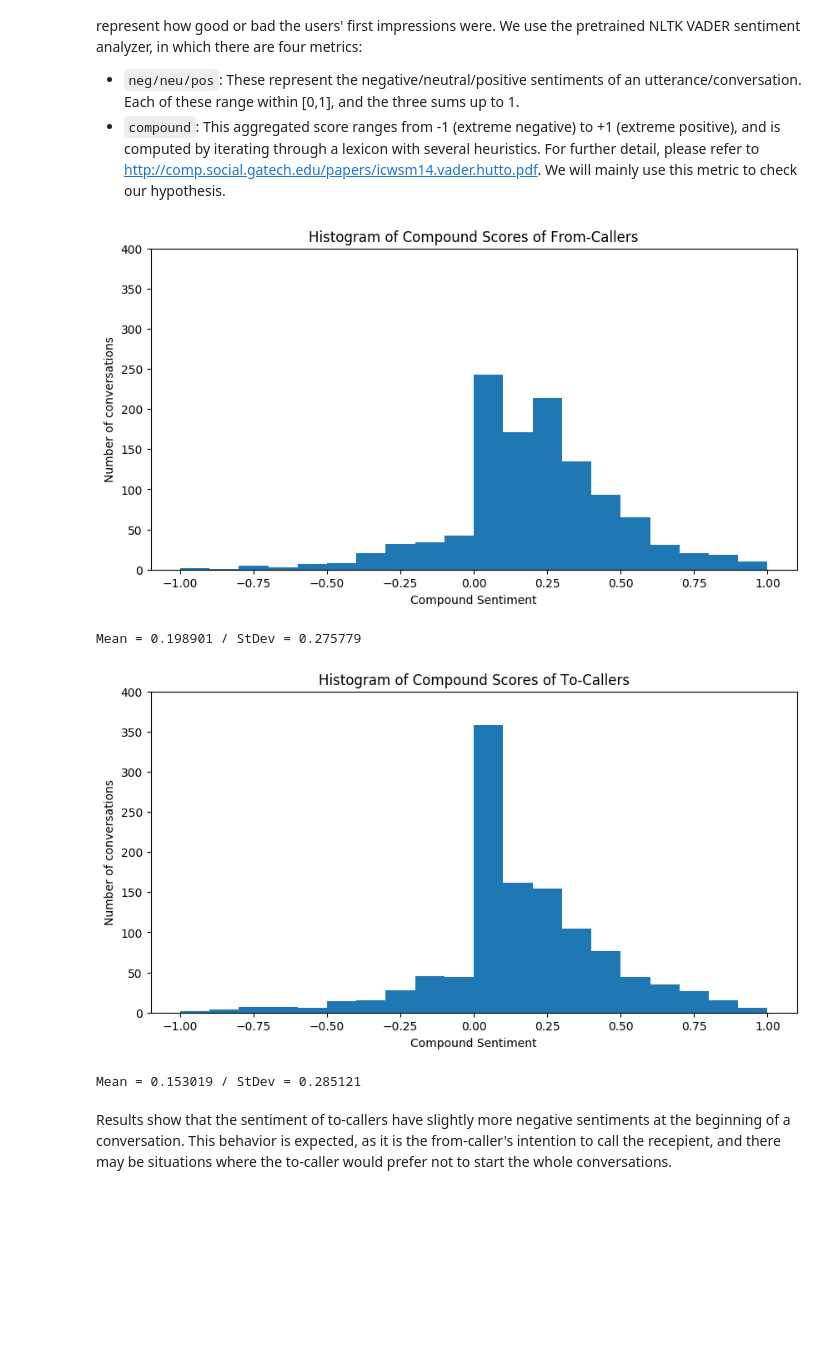
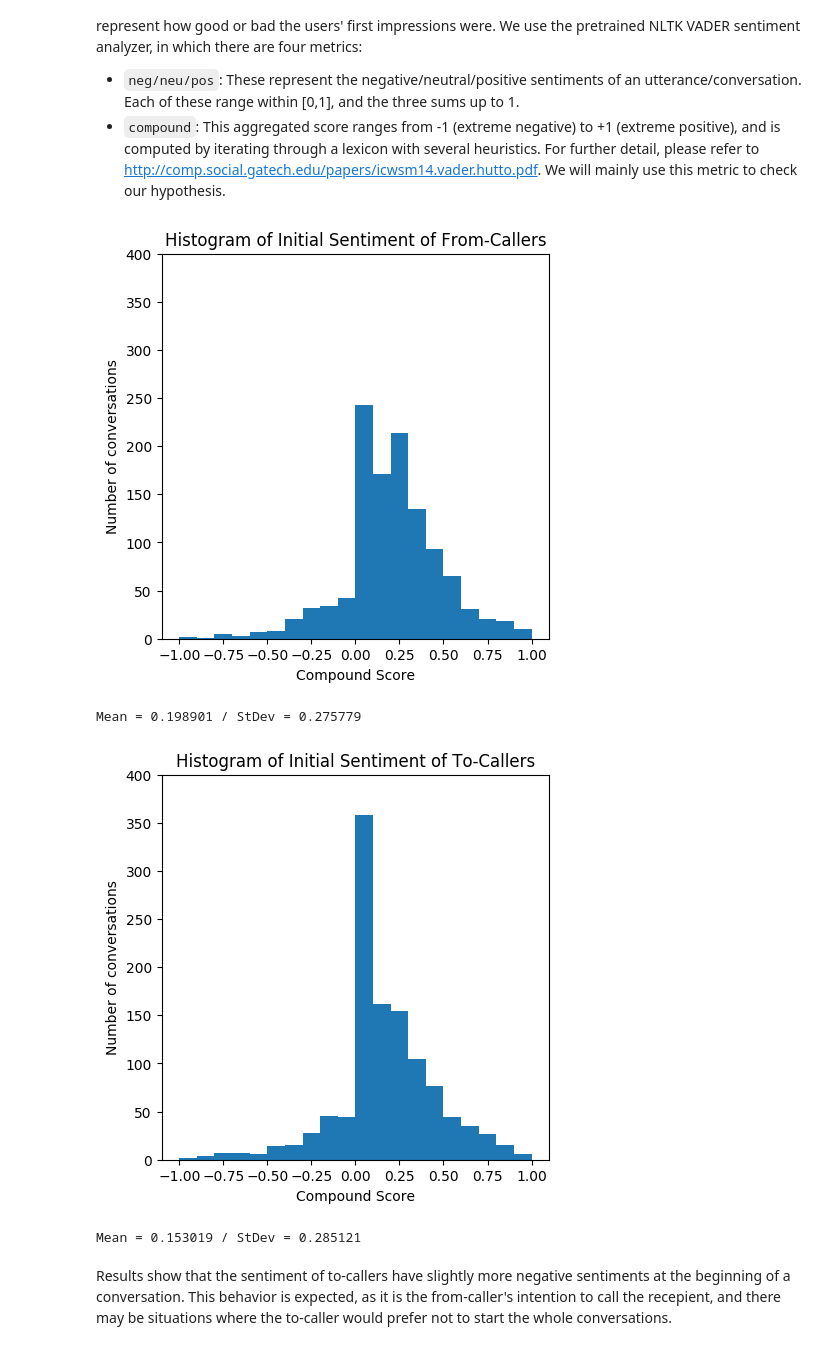
Before and after one commit to Gnome42/Cornell-Conversational-Analysis-Toolkit, a Jupyter notebook: datasets/switchboard-corpus/E2_data_analysis.ipynb, the cells around one changed output. Cells and saved outputs as stored; diff of their text form; code cells hidden in the pictures; blank space fills up the shorter version.

```diff
--- a/datasets/switchboard-corpus/E2_data_analysis.ipynb
+++ b/datasets/switchboard-corpus/E2_data_analysis.ipynb
@@ -403,37 +403,37 @@ Lastly, we perform sentiment analysis on the utterances that cover the first 10%
 # %%
 compoundsFrom = []
 compoundsTo = []
 for k, v in corpus.meta['metadata'].items():
 
     from_caller = v['from_caller']
     to_caller = v['to_caller']
     convo = corpus.conversations[k+'-0']
     compoundsFrom.append(convo.meta['initial_sentiment'][from_caller]['compound'])
     compoundsTo.append(convo.meta['initial_sentiment'][to_caller]['compound'])
 
 
-plt.figure(figsize=(10,5))
+plt.figure(figsize=(5,5))
 plt.hist(compoundsFrom, bins = np.linspace(-1,1,num=21))
-plt.title('Histogram of Compound Scores of From-Callers')
-plt.xlabel('Compound Sentiment')
+plt.title('Histogram of Initial Sentiment of From-Callers')
+plt.xlabel('Compound Score')
 plt.ylabel('Number of conversations')
 plt.ylim(bottom=0, top=400)
 plt.show()
 print('Mean = %f / StDev = %f' % (np.mean(compoundsFrom), np.std(compoundsFrom)))
 
 
-plt.figure(figsize=(10,5))
+plt.figure(figsize=(5,5))
 plt.hist(compoundsTo, bins = np.linspace(-1,1,num=21))
-plt.title('Histogram of Compound Scores of To-Callers')
-plt.xlabel('Compound Sentiment')
+plt.title('Histogram of Initial Sentiment of To-Callers')
+plt.xlabel('Compound Score')
 plt.ylabel('Number of conversations')
 plt.ylim(bottom=0, top=400)
 plt.show()
 print('Mean = %f / StDev = %f' % (np.mean(compoundsTo), np.std(compoundsTo)))
 # %% [output]
-[figure, old version]
+[figure, new version]
 Mean = 0.198901 / StDev = 0.275779
-[figure, old version]
+[figure, new version]
 Mean = 0.153019 / StDev = 0.285121
 # %% [markdown]
 Results show that the sentiment of to-callers have slightly more negative sentiments at the beginning of a conversation. This behavior is expected, as it is the from-caller's intention to call the recepient, and there may be situations where the to-caller would prefer not to start the whole conversations.
```
Also changed, not shown: parts of 13 cells of this notebook, 1 other file.
